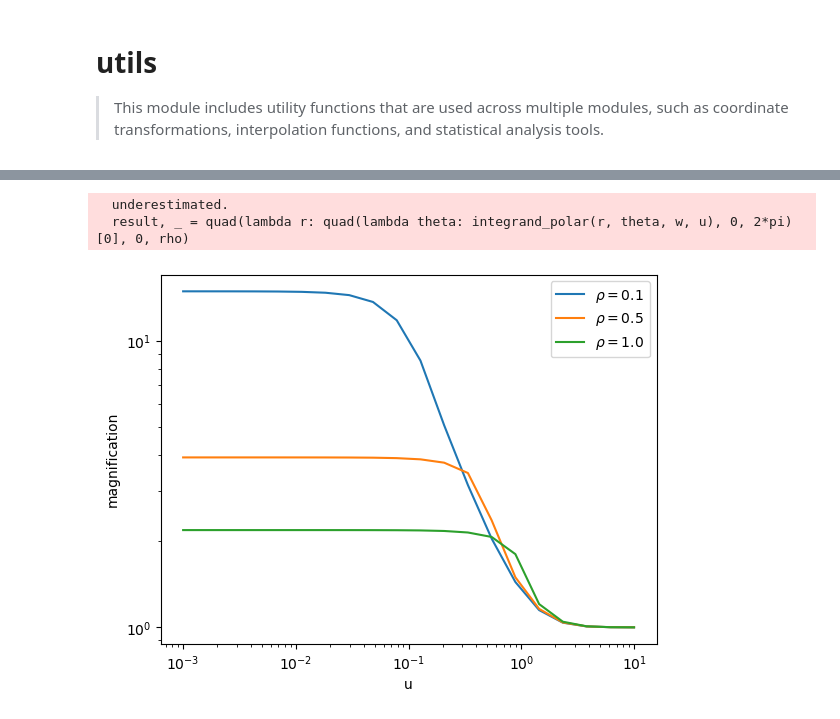
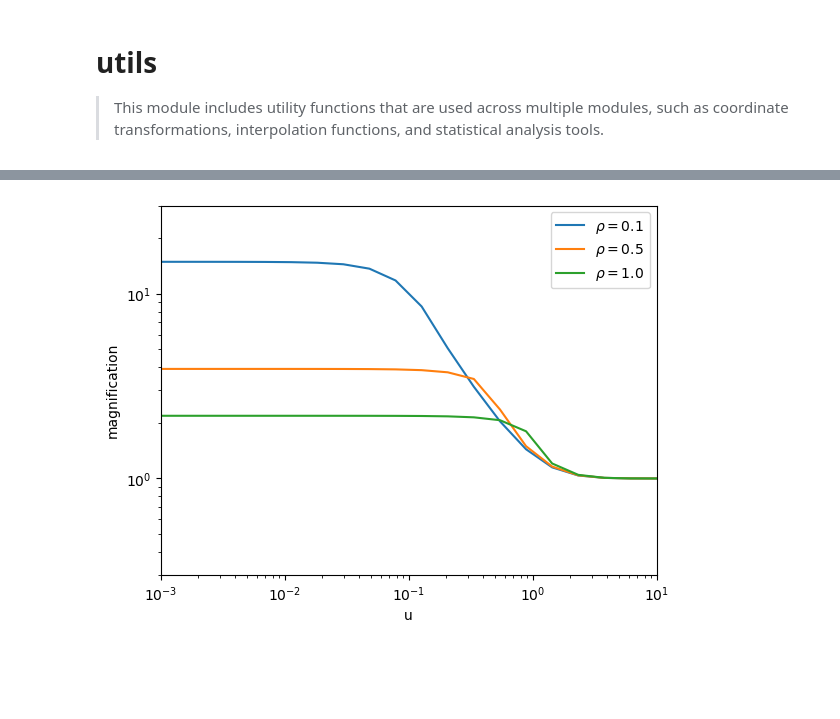
Before and after one commit to NolanSmyth/LensCalcPy, a Jupyter notebook: nbs/04_utils.ipynb, the cells around one changed output, grey strips where cells are left out. Drawn from its saved outputs; the diff is of its cells as text; code cells hidden in the pictures; blank space fills up the shorter version.

Commit message:
Finite calculation working

```diff
--- a/nbs/04_utils.ipynb
+++ b/nbs/04_utils.ipynb
@@ -117,7 +171,0 @@ def magnification_finite(m_pbh, lam, u, rho):
-# %%
-rho = 2
-u = 1
-m_pbh = 1e-10
-lam = 6000
-
-print(magnification_finite(m_pbh, lam, u, rho))
@@ -125,0 +172,11 @@ print(magnification_finite(m_pbh, lam, u, rho))
+# %%
+u = 1
+m_pbh = 1e-11
+lam = 6000
+dl = 1
+ds = 770
+A_thresh = 1.34
+
+print(magnification_finite_wave(m_pbh, lam, u, dl, ds))
+print(u_t_finite_wave(m_pbh, lam, dl, ds))
+print(u_t_finite(m_pbh, lam, dl, ds))
@@ -126,23 +235,27 @@ print(magnification_finite(m_pbh, lam, u, rho))
 # %%
-us = np.logspace(-3,1,20)
+us = np.logspace(-3, 1, 20)
 rhos = np.array([0.1, 0.5, 1.0])
 mags = np.zeros((len(rhos), len(us)))
+w = w_func(m_pbh, lam)
+integrand = lambda r, theta: integrand_polar(r, theta, w, u)
+
 for i, rho in enumerate(rhos):
     for j, u in enumerate(us):
-        mags[i,j] = magnification_finite(m_pbh, lam, u, rho)
+        result, _ = nquad(integrand, [[0, rho], [0, 2 * pi]])
+        # result, _ = quad(lambda r: quad(lambda theta: integrand_polar(r, theta, w, u), 0, 2*pi)[0], 0, rho)
+        result = result / (pi * rho**2)
+        mags[i,j] = result
-# %% [output]
-  underestimated.
-  result, _ = quad(lambda r: quad(lambda theta: integrand_polar(r, theta, w, u), 0, 2*pi)[0], 0, rho)
 # %%
-# plt.loglog(us, mags)
 for i, rho in enumerate(rhos):
     plt.loglog(us, mags[i,:], label=f'$\\rho = {rho}$')
 plt.xlabel('u')
 plt.ylabel('magnification')
+plt.xlim(1e-3, 1e1)
+plt.ylim(3e-1, 3e1)
 plt.legend()
 plt.show()
 # %% [output]
-[figure, old version]
+[figure, new version]
 # %%
 #| hide
 import nbdev; nbdev.nbdev_export()
```
Also changed, not shown: parts of 9 cells of this notebook.
